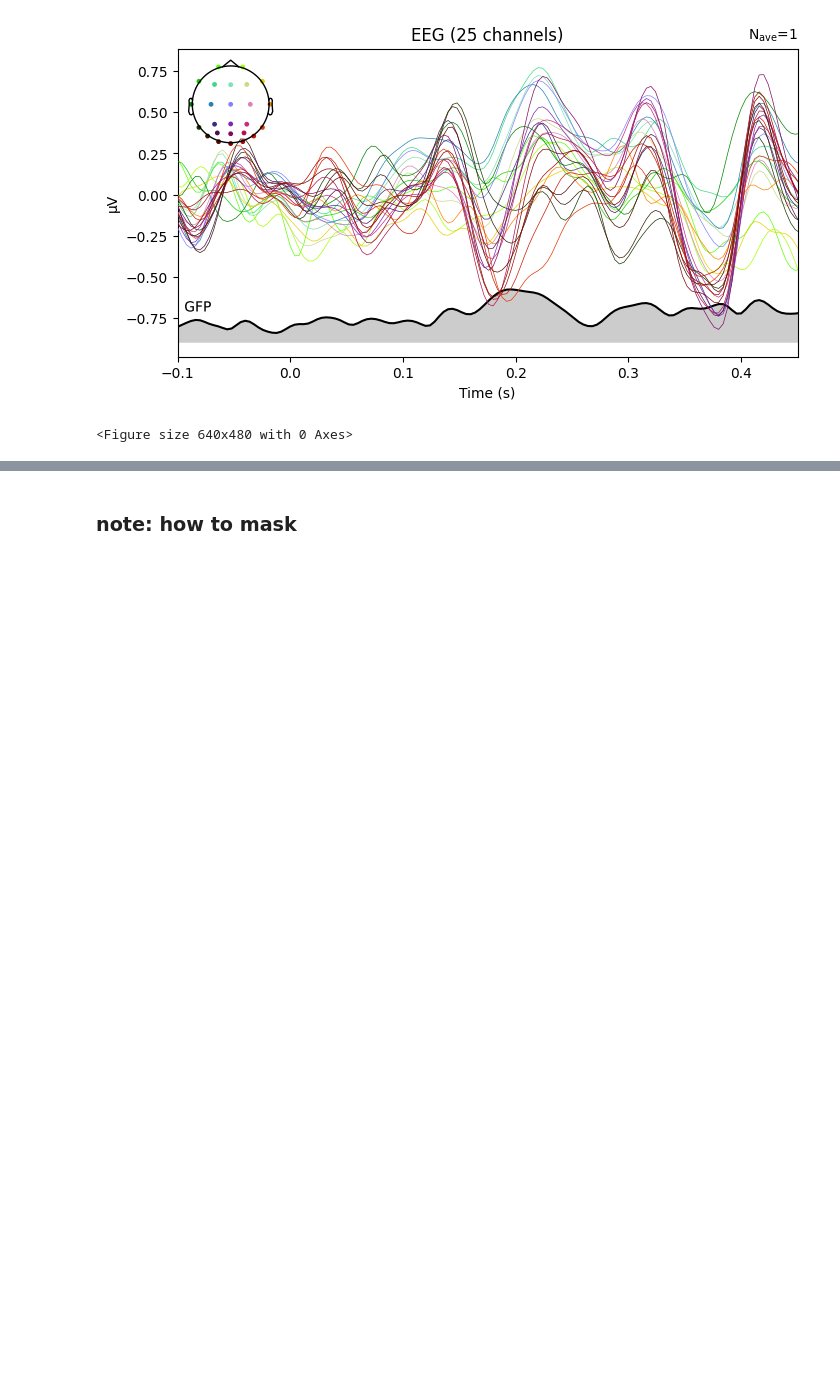
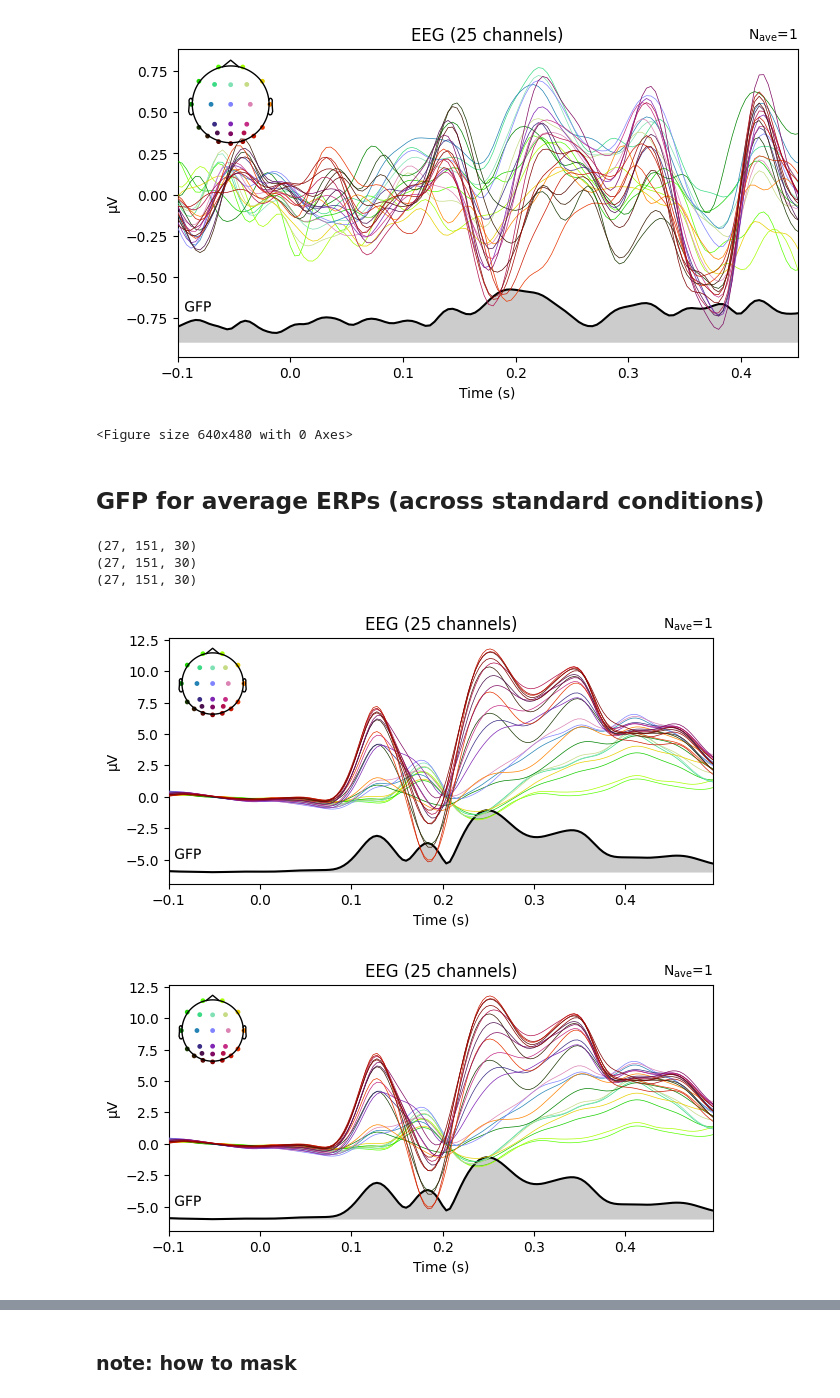
Before and after one commit to Kei-Kobayash/multiple_smiles, a Jupyter notebook: Spato_temporal_permutation2023.ipynb, the cells around one changed output, grey strips where cells are left out. Saved outputs shown, nothing was run; the diff lists cells and outputs as text; code cells hidden in the pictures; blank space fills up the shorter version.

```diff
--- a/Spato_temporal_permutation2023.ipynb
+++ b/Spato_temporal_permutation2023.ipynb
@@ -626,3 +626,64 @@ fig.savefig("3-0_GFP.png", dpi=500)
 # %% [output]
 [figure]
 <Figure size 640x480 with 0 Axes>
+# %% [markdown]
+## GFP for average ERPs (across standard conditions)
+# %%
+# Import each participant's csv (time * electrode) and add it to df_list (list of data frame)
+
+df_list_smile0 = []
+df_list_smile1 = []
+df_list_smile2 = []
+df_list_smile3 = []
+
+for n, par in enumerate(participants, start=1):
+  df_smile0 = pd.read_csv("happy_" + par + "_ERP_Smile 0 .txt", delimiter='\t', index_col=0, header=None)
+  df_smile1 = pd.read_csv("happy_" + par + "_ERP_Smile 1 .txt", delimiter='\t', index_col=0, header=None)
+  df_smile2 = pd.read_csv("happy_" + par + "_ERP_Smile 2 .txt", delimiter='\t', index_col=0, header=None)
+  df_smile3 = pd.read_csv("happy_" + par + "_ERP_Smile 3 .txt", delimiter='\t', index_col=0, header=None)
+
+  df_list_smile0.append(df_smile0.transpose())
+  df_list_smile1.append(df_smile1.transpose())
+  df_list_smile2.append(df_smile2.transpose())
+  df_list_smile3.append(df_smile3.transpose())
+
+# Convert each DataFrame to a NumPy array
+array_list_smile0 = [df.to_numpy() for df in df_list_smile0]
+array_list_smile1 = [df.to_numpy() for df in df_list_smile1]
+array_list_smile2 = [df.to_numpy() for df in df_list_smile2]
+array_list_smile3 = [df.to_numpy() for df in df_list_smile3]
+
+# Stack the NumPy arrays along the first dimension to create a 3D array
+# axis=0は、デフォルトなので指定しなくてもいい。これは奥行き方向に重ねることを意味する。
+three_dim_array_smile0 = np.stack(array_list_smile0, axis=0)
+three_dim_array_smile1 = np.stack(array_list_smile1, axis=0)
+three_dim_array_smile2 = np.stack(array_list_smile2, axis=0)
+three_dim_array_smile3 = np.stack(array_list_smile3, axis=0)
+
+# Check the shape of the resulting 3D array
+print(three_dim_array_smile0.shape)
+print(three_dim_array_smile1.shape)
+
+# Average across conditions
+stacked_arrays = np.stack([three_dim_array_smile0, three_dim_array_smile1, three_dim_array_smile2, three_dim_array_smile3], axis=0)
+
+# Compute the mean along the new axis (axis=0)
+average_array = np.mean(stacked_arrays, axis=0)
+print(average_array.shape)
+# %% [output]
+(27, 151, 30)
+(27, 151, 30)
+(27, 151, 30)
+# %%
+average_across_standards, ave_standard_df = create_evoked(average_array, "average across standard conditions")
+
+ave_standard_df_mv = ave_standard_df.copy()
+
+# Specify the scaling factor and manually scale the data
+scaling_factor = 1e-6
+average_across_standards.data *= scaling_factor
+
+average_across_standards.plot(spatial_colors=True, gfp=True)
+# %% [output]
+[figure, added]
+[figure, added]
```
Also changed, not shown: parts of 5 cells of this notebook.
